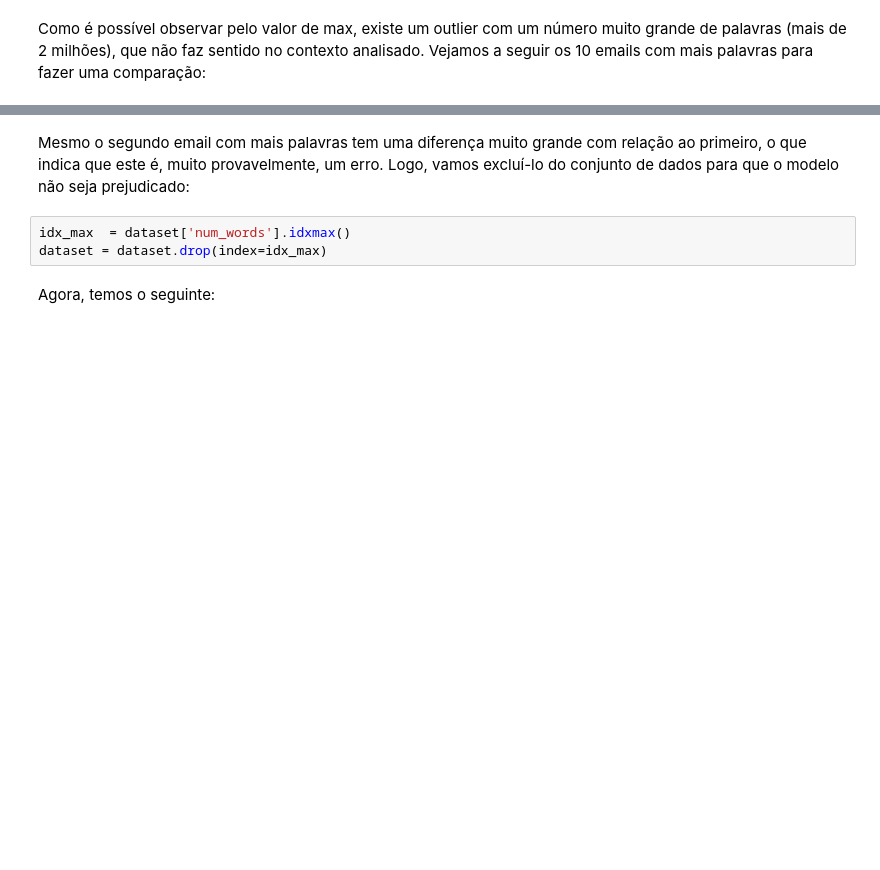
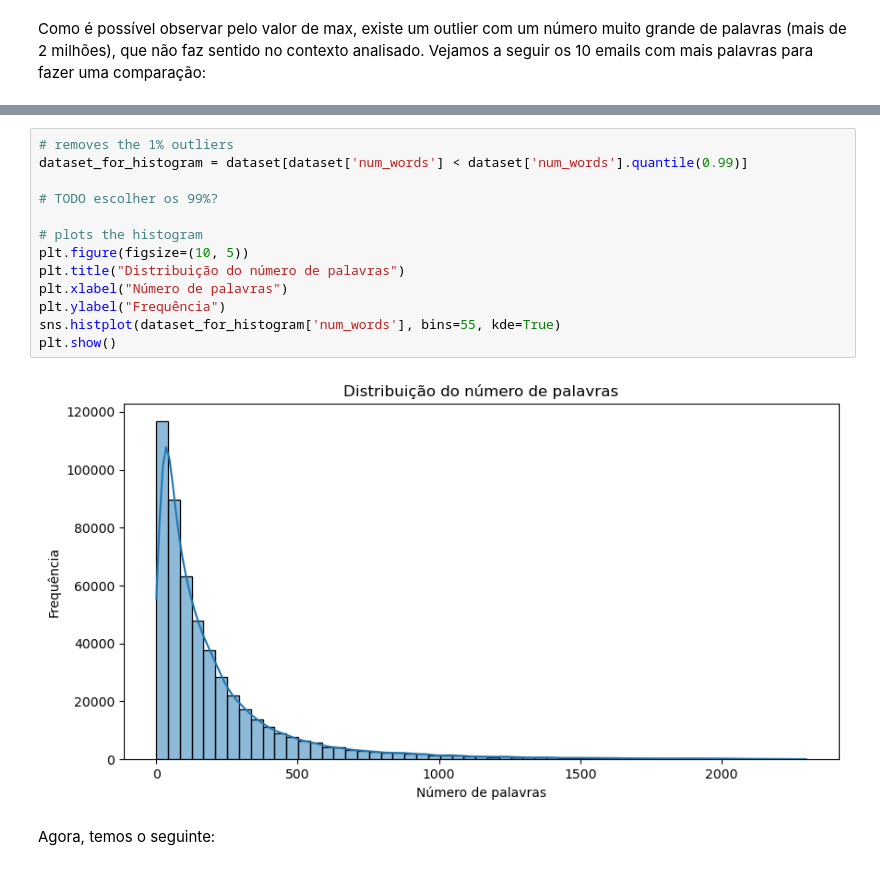
Before and after one commit to Zeronevi/phishing-classification, a Jupyter notebook: undersampling.ipynb, the cells around one changed output, grey strips where cells are left out. Cells and saved outputs as stored; diff of their text form; blank space fills up the shorter version.

Commit message:
Add different metrics, graph and more
Fairer test set configuration and pre-processing to decide.

```diff
--- a/undersampling.ipynb
+++ b/undersampling.ipynb
@@ -61,8 +83,18 @@ Name: num_words, dtype: int64
-# %% [markdown]
-Mesmo o segundo email com mais palavras tem uma diferença muito grande com relação ao primeiro, o que indica que este é, muito provavelmente, um erro. Logo, vamos excluí-lo do conjunto de dados para que o modelo não seja prejudicado:
 # %%
-idx_max  = dataset['num_words'].idxmax()
-dataset = dataset.drop(index=idx_max)
+# removes the 1% outliers
+dataset_for_histogram = dataset[dataset['num_words'] < dataset['num_words'].quantile(0.99)]
+
+# TODO escolher os 99%?
+
+# plots the histogram
+plt.figure(figsize=(10, 5))
+plt.title("Distribuição do número de palavras")
+plt.xlabel("Número de palavras")
+plt.ylabel("Frequência")
+sns.histplot(dataset_for_histogram['num_words'], bins=55, kde=True)
+plt.show()
+# %% [output]
+[figure, added]
 # %% [markdown]
 Agora, temos o seguinte:
 # %%
```
Also changed, not shown: parts of 15 cells of this notebook.
